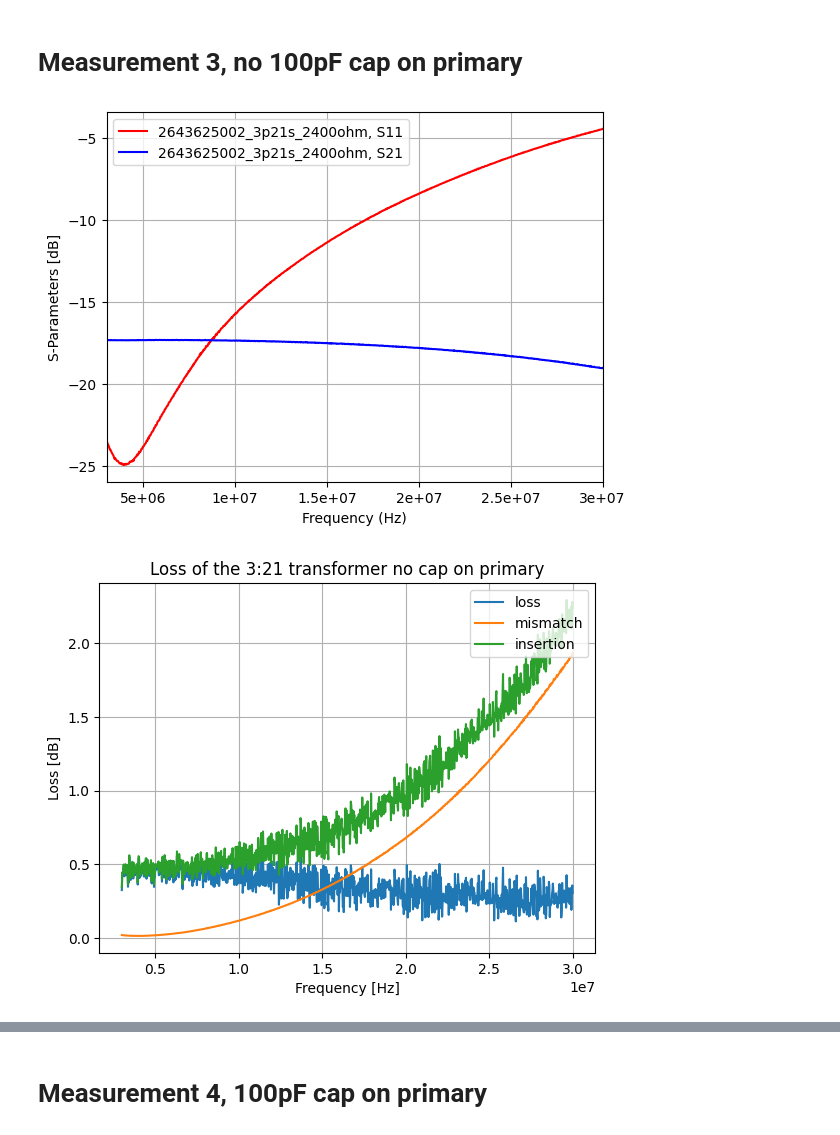
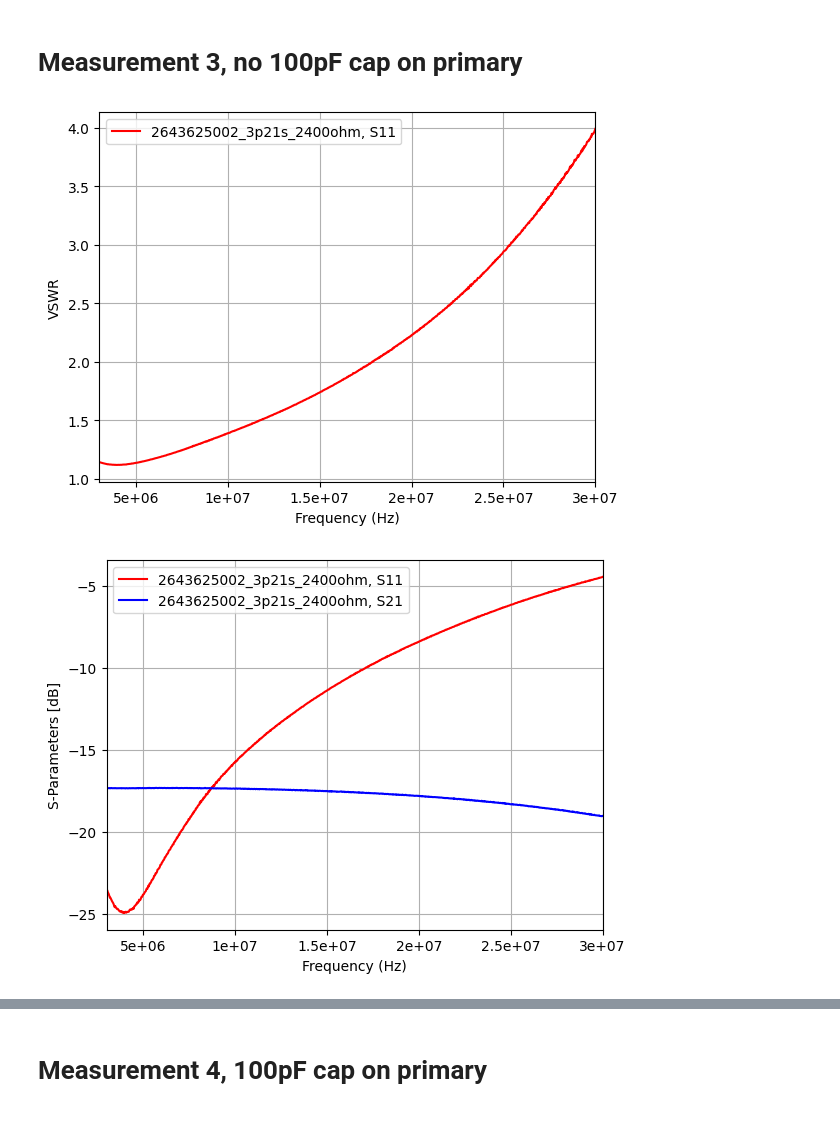
Before and after one commit to LieBtrau/zombocalypse-emcomms, a Jupyter notebook: impedance_transformer/Measurement_Results/Fair-Rite_2643625002/2643625002.ipynb, the cells around one changed output, grey strips where cells are left out. Cells and saved outputs as stored; diff of their text form; code cells hidden in the pictures.

```diff
--- a/impedance_transformer/Measurement_Results/Fair-Rite_2643625002/2643625002.ipynb
+++ b/impedance_transformer/Measurement_Results/Fair-Rite_2643625002/2643625002.ipynb
@@ -97,13 +97,14 @@ High frequency cut-off due to resonance of winding capacitance and leakage induc
 # Measurement 3, no 100pF cap on primary
 # %%
 import skrf as rf
-from plotResults import plot_s_parameters, plot_transformer_loss, plot_efficiency
+from plotResults import plot_s_parameters, plot_transformer_loss, plot_efficiency, plot_vswr
 
 nw = rf.Network('./2643625002_3p21s_2400ohm.s2p')
 nw_cal = rf.Network('./cal_2400ohm.s2p')
+plot_vswr(nw)
 plot_s_parameters(nw)
 loss_db = plot_transformer_loss(nw, nw_cal, 'Loss of the 3:21 transformer no cap on primary')
 plot_efficiency(nw.f, loss_db,'Efficiency of the 3:21 transformer')
 # %% [output]
-[figure, old version]
+[figure, new version]
-[figure, old version]
+[figure, new version]
```
Also changed, not shown: parts of 8 cells of this notebook, 4 other files.
